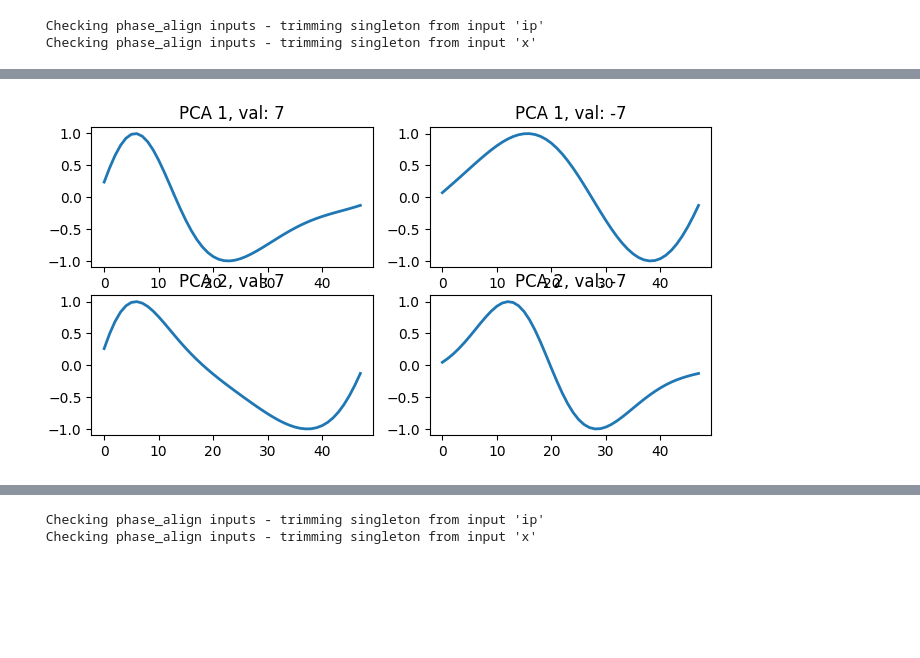
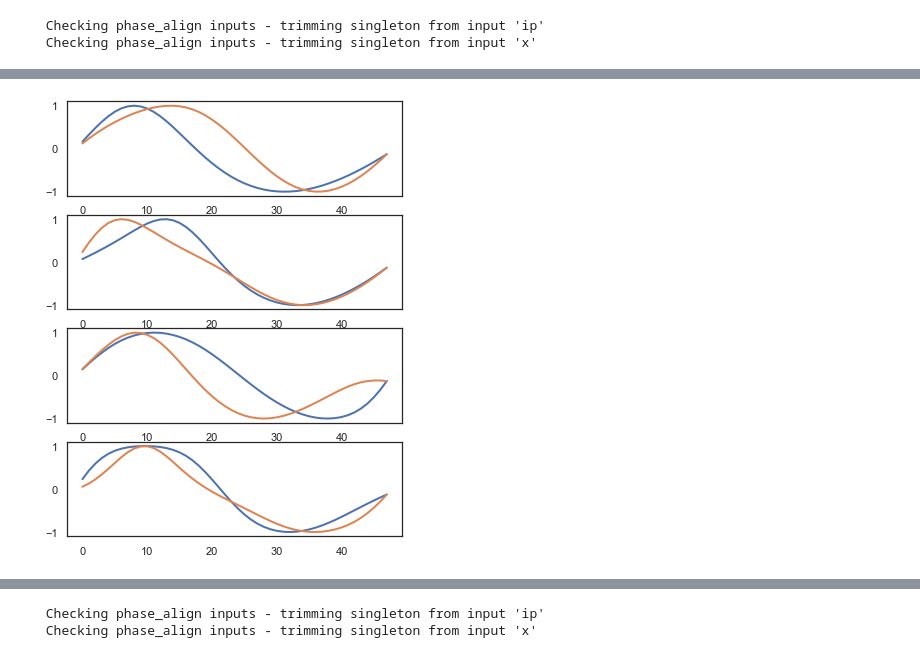
Before and after one commit to AbdelRayan/AutomaticSleepScoring, a Jupyter notebook: Nikhil/Delta_Detection.ipynb, the cells around one changed output, grey strips where cells are left out. Drawn from its saved outputs; the diff is of its cells as text; code cells hidden in the pictures; blank space fills up the shorter version.

```diff
--- a/Nikhil/Delta_Detection.ipynb
+++ b/Nikhil/Delta_Detection.ipynb
@@ -227,8 +228,7 @@ plt.legend()
 # %%
-# Extract Instantaneous phase (IP), frequency and amplitude (from Hilbert Transform)
-IP, IF, IA = emd.spectra.frequency_transform(nrem_filtered_data, fs, 'hilbert')
+# Get cycles using IP
+IP, IF, IA = emd.spectra.frequency_transform(nrem_filtered_data, 1000, 'hilbert')
 
-# Get cycles using IP
 C = emd.cycles.Cycles(IP)
 # %% [output]
  Checking Cycles inputs - trimming singleton from input 'IP'
@@ -267,3 +256,2 @@ all_cycles = get_cycles_with_conditions(cycles, fs, conditions)
 # %%
-metrics = all_cycles.get_metric_dataframe(subset=True)
-metrics
+all_metrics = all_cycles.get_metric_dataframe(subset=True)
@@ -284,11 +258,12 @@ metrics
 # %%
-cycles_to_plot = metrics['index'][11:20]
+# Plot some exmaples of good cycles
+cycles_to_plot = all_metrics['index'][11:20]
 plt.figure(figsize=(16,4))
 start = 0
 for ii in cycles_to_plot:
   inds = cycles.get_inds_of_cycle(ii)
   cycle = nrem_filtered_data[inds]
-  row = metrics[metrics['index'] == ii]
+  row = all_metrics[all_metrics['index'] == ii]
   xinds = np.arange(len(inds)) + start
   plt.plot(xinds, cycle)
   plt.scatter(row['peak_position']+start, row['peak_values'])
@@ -516,3 +536,10 @@ pca = sails.utils.PCA(pc_data[goods, :], npcs=10)
+# %%
+phase_aligned_ifs = pa.T
+
+pca_pa_waveforms = PCA(n_components=5)
+pca_pa_waveforms.fit(phase_aligned_ifs)
+phase_aligned_components = pd.DataFrame(pca_pa_waveforms.transform(phase_aligned_ifs))
+phase_aligned_components.columns = [f'PC-{i}' for i in range(1,6)]
 # %%
 plt.figure(figsize=(30, 4))
 
@@ -533,35 +561,46 @@ def projection(pca, projection_score=0):
 # %%
-plt.figure(figsize=(8,4))
-plt.subplot(2,2,1)
-val = 7
-pc_proj = projection(pca, val)
-sr = pc_proj[:, 0].mean() * 49
-phase = emd.spectra.phase_from_freq(pc_proj[:, 0], sr, phase_start=0)
-plt.plot(np.sin(phase), linewidth=2);
-plt.title(f"PCA 1, val: {val}")
-# plt.legend()
+pc_proj = np.zeros((48, 2, 5))
+val = 5  # PC-score to project
+for ii in range(5):
+    sc = np.zeros((2, 5))
+    sc[0, ii] = val
+    sc[1, ii] = -val
+    pc_proj[:, :, ii] = pca_pa_waveforms.inverse_transform(sc).T
 
-plt.subplot(2,2,2)
-val = -7
-pc_proj = projection(pca, val)
-sr = pc_proj[:, 0].mean() * 49
-phase = emd.spectra.phase_from_freq(pc_proj[:, 0], sr, phase_start=0)
-plt.plot(np.sin(phase), linewidth=2);
-plt.title(f"PCA 1, val: {val}")
+plt.figure(figsize=(6,8))
+plt.subplot(4,1,1)
+sr = pc_proj[:, 0, 0].mean() * 49
+phase = emd.spectra.phase_from_freq(pc_proj[:, 0, 0], sr, phase_start=0)
+plt.plot(np.sin(phase), linewidth=2)
 
-plt.subplot(2,2,3)
-val = 7
-pc_proj = projection(pca, val)
-sr = pc_proj[:, 1].mean() * 49
-phase = emd.spectra.phase_from_freq(pc_proj[:, 1], sr, phase_start=0)
-plt.plot(np.sin(phase), linewidth=2);
-plt.title(f"PCA 2, val: {val}")
+sr = pc_proj[:, 1, 0].mean() * 49
+phase = emd.spectra.phase_from_freq(pc_proj[:, 1, 0], sr, phase_start=0)
+plt.plot(np.sin(phase), linewidth=2)
 
-plt.subplot(2,2,4)
-val = -7
-pc_proj = projection(pca, val)
-sr = pc_proj[:, 1].mean() * 49
-phase = emd.spectra.phase_from_freq(pc_proj[:, 1], sr, phase_start=0)
-plt.plot(np.sin(phase), linewidth=2);
-plt.title(f"PCA 2, val: {val}")
+plt.subplot(4,1,2)
+sr = pc_proj[:, 0, 1].mean() * 49
+phase = emd.spectra.phase_from_freq(pc_proj[:, 0, 1], sr, phase_start=0)
+plt.plot(np.sin(phase), linewidth=2)
+
+sr = pc_proj[:, 1, 1].mean() * 49
+phase = emd.spectra.phase_from_freq(pc_proj[:, 1, 1], sr, phase_start=0)
+plt.plot(np.sin(phase), linewidth=2)
+
+plt.subplot(4,1,3)
+sr = pc_proj[:, 0, 2].mean() * 49
+phase = emd.spectra.phase_from_freq(pc_proj[:, 0, 2], sr, phase_start=0)
+plt.plot(np.sin(phase), linewidth=2)
+
+sr = pc_proj[:, 1, 2].mean() * 49
+phase = emd.spectra.phase_from_freq(pc_proj[:, 1, 2], sr, phase_start=0)
+plt.plot(np.sin(phase), linewidth=2)
+
+plt.subplot(4,1,4)
+sr = pc_proj[:, 0, 3].mean() * 49
+phase = emd.spectra.phase_from_freq(pc_proj[:, 0, 3], sr, phase_start=0)
+plt.plot(np.sin(phase), linewidth=2)
+
+sr = pc_proj[:, 1, 3].mean() * 49
+phase = emd.spectra.phase_from_freq(pc_proj[:, 1, 3], sr, phase_start=0)
+plt.plot(np.sin(phase), linewidth=2)
 # %% [output]
@@ -569 +608 @@ Text(0.5, 1.0, 'PCA 2, val: -7')
-[figure, old version]
+[figure, new version]
```
Also changed, not shown: parts of 88 cells of this notebook.
